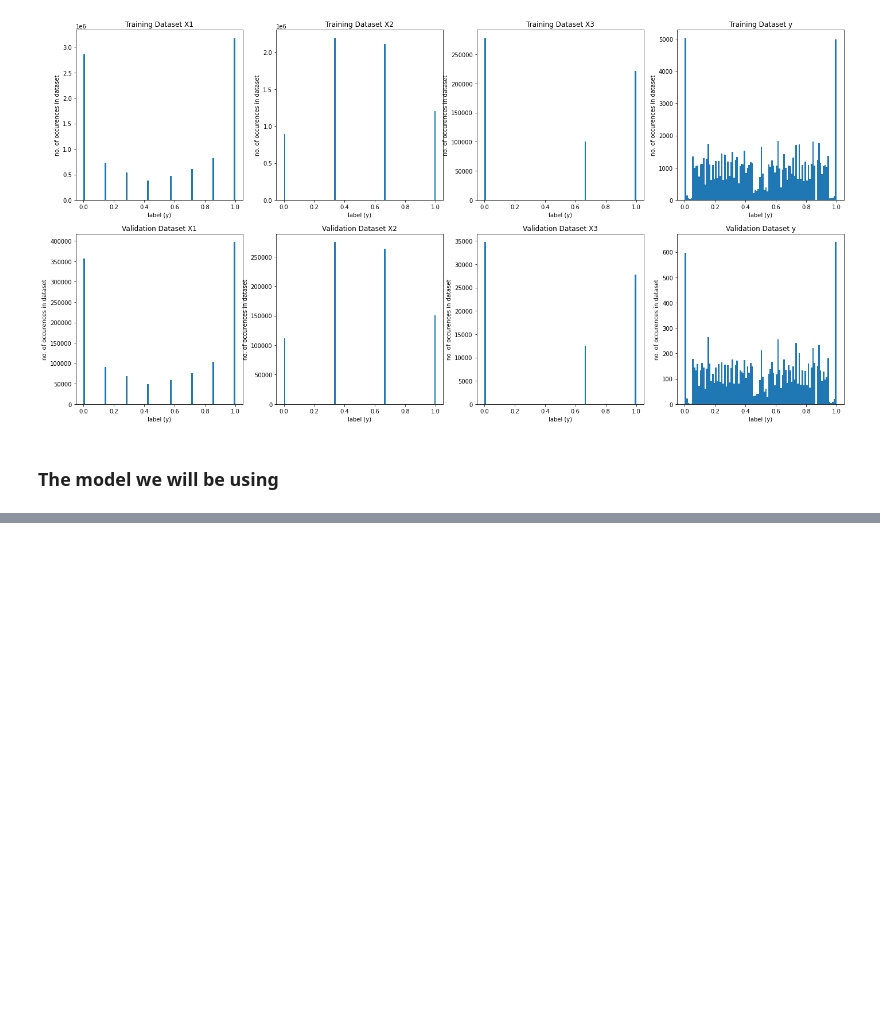
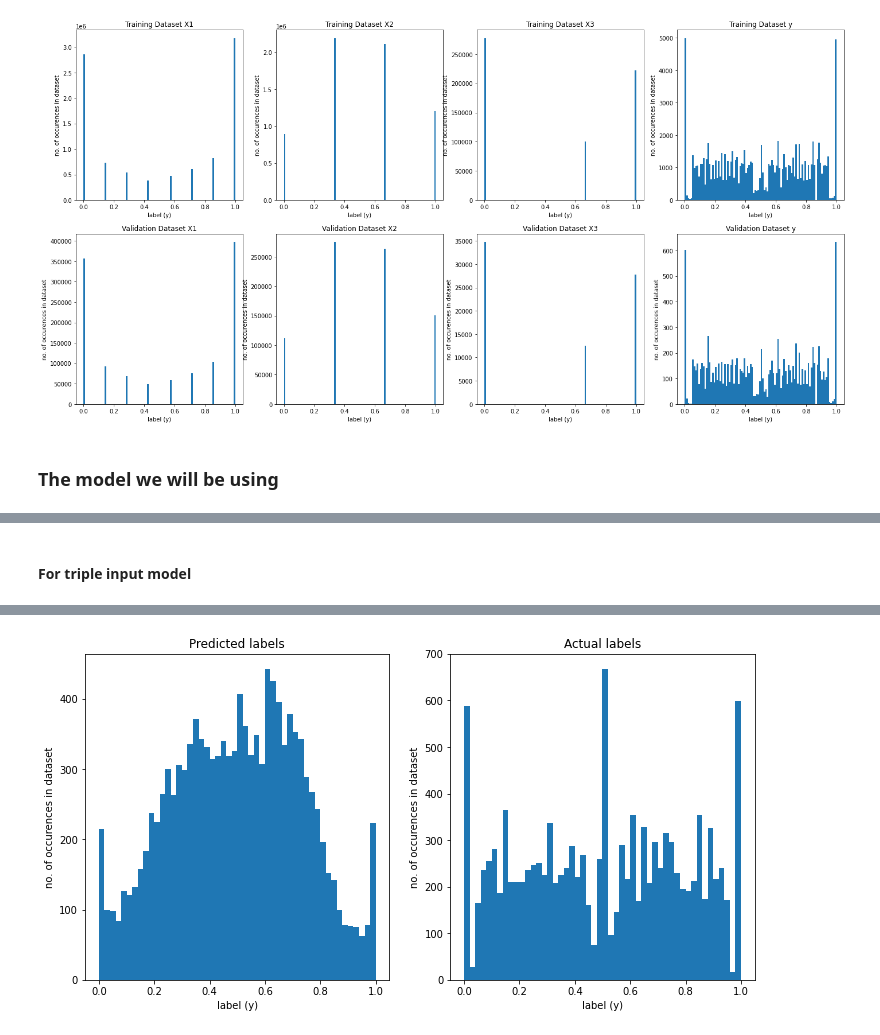
Before and after one commit to owenjaques/chessbot, a Jupyter notebook: neural_networks/models.ipynb, the cells around one changed output, grey strips where cells are left out. Cells and saved outputs as stored; diff of their text form; code cells hidden in the pictures; blank space fills up the shorter version.

```diff
--- a/neural_networks/models.ipynb
+++ b/neural_networks/models.ipynb
@@ -443,0 +438,6 @@ Board('7r/k1K5/7p/7P/4PP1P/p1p5/P1P5/8 b - - 7 59')
+# %% [markdown]
+#### For triple input model
+# %%
+triple_input_testing_data = DataGenerator(data_directory + '/test_set.npz', 'all', batch_size=1)
+triple_input_predictions = evaluate_model_and_plot_predictions(triple_input_model, triple_input_testing_data)
+# %% [output]
@@ -443,0 +447 @@ Board('7r/k1K5/7p/7P/4PP1P/p1p5/P1P5/8 b - - 7 59')
+[figure, added]
```
Also changed, not shown: parts of 31 cells of this notebook.
